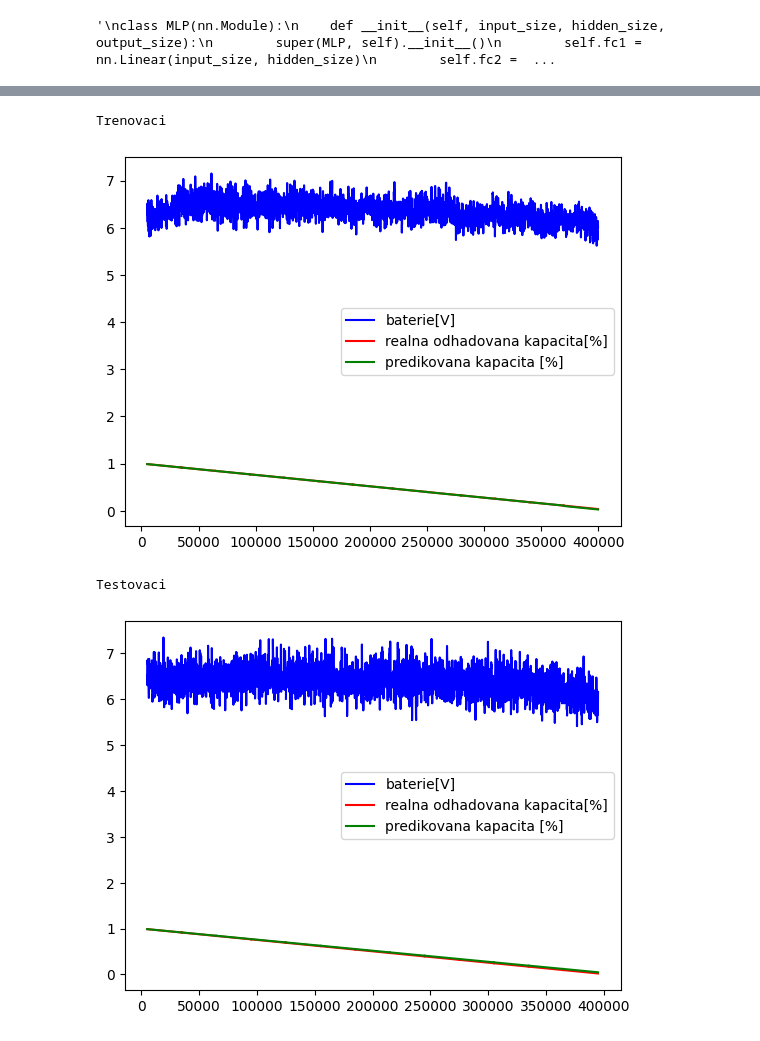
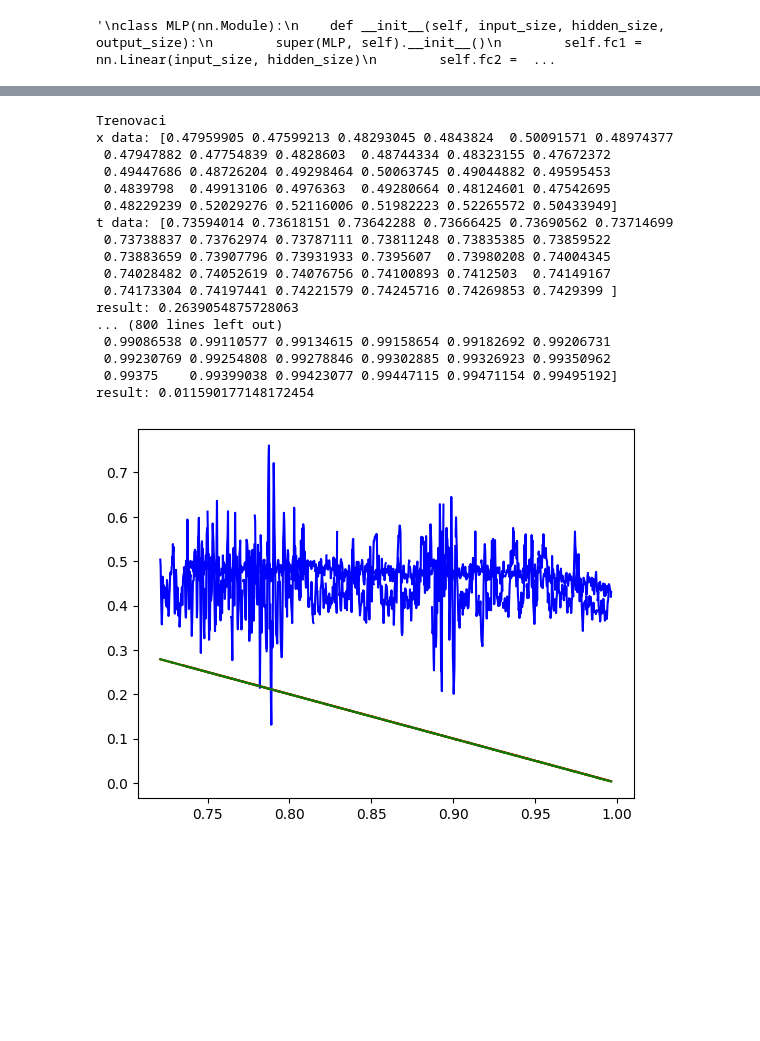
Before and after one commit to martin3698753/cflie, a Jupyter notebook: mpl_pytorch.ipynb, the cells around one changed output, grey strips where cells are left out. Saved outputs shown, nothing was run; the diff lists cells and outputs as text; code cells hidden in the pictures; blank space fills up the shorter version.

```diff
--- a/mpl_pytorch.ipynb
+++ b/mpl_pytorch.ipynb
@@ -1,8 +1,8 @@
 # %%
 # Hyperparameters
-seq_length = 300 #window
+seq_length = 30 #window
 batch_size = 16
-hidden_size = 2  # Number of neurons in the hidden layers
+hidden_size = 4  # Number of neurons in the hidden layers
 num_layers = 1  # Number of hidden layers
 learning_rate = 0.0001
 num_epochs = 100
@@ -39,7 +56,9 @@ def load_data(path_dir):
 #"""
 
 train_data = load_data('data/31-1-25/')
-test_data = load_data('data/5-2-25/')
+test_data = load_data('data/21-2-25/')
+train_data, train_param = normalize(train_data)
+test_data, test_param = normalize(test_data)
 # %%
 def prep_data(data, seq_length, step=1):
     input_data = data[0]
@@ -104,18 +124,23 @@ class MLP(nn.Module):
 # %% [output]
 '\nclass MLP(nn.Module):\n    def __init__(self, input_size, hidden_size, output_size):\n        super(MLP, self).__init__()\n        self.fc1 = nn.Linear(input_size, hidden_size)\n        self.fc2 =  ...
 # %%
+#'''
 class MLP(nn.Module):
     def __init__(self, input_size, hidden_size, output_size):
         super(MLP, self).__init__()
         self.fc1 = nn.Linear(input_size, hidden_size)  # Input to hidden layer
         self.fc2 = nn.Linear(hidden_size, output_size)  # Hidden to output layer
         self.relu = nn.ReLU()  # Activation function
+        self.prelu = nn.PReLU()
+        self.tanh = nn.Tanh()
 
     def forward(self, x):
         out = self.fc1(x)  # Pass through the hidden layer
-        out = self.relu(out)  # Apply ReLU activation
+        #out = self.relu(out)  # Apply ReLU activation
+        out = self.tanh(out)
         out = self.fc2(out)  # Pass through the output layer
         return out
+#'''
 # %%
 # Initialize the model, loss function, and optimizer
 model = MLP(input_size, hidden_size, output_size)
@@ -158,46 +183,65 @@ def eval(data):
     with torch.no_grad():
 
         input_data = data[0]
         output_data = data[1]
         time_data = data[2]
-        for i in range(starting_point, len(input_data) - seq_length, seq_length):
+        for i in range(3000, len(input_data) - seq_length, seq_length):
             x = input_data[i:i + seq_length]
             t = time_data[i:i + seq_length]
             y = output_data[i:i + seq_length]
+            print(f"x data: {x}")
+            print(f"t data: {t}")
 
             slope2, slope, intercept = np.polyfit(t, x, 2)
             mean = np.mean(x)
             std = np.std(x)
-            slope = slope*10**(5)
-            slope2 = slope2*10**(8)
-            std = std*10**(1)
+            #slope = slope*10**(5)
+            #slope2 = slope2*10**(8)
+            #std = std*10**(1)
             X = torch.tensor((slope2, slope, intercept, mean, std), dtype=torch.float32)
+            #print(f"X = {X}")
             pred = model(X).numpy()
-            reg = 10**(-8)*pred[0]*t**2 + 10**(-5)*pred[1]*t + pred[2]
-
+            #reg = 10**(-8)*pred[0]*t**2 + 10**(-5)*pred[1]*t + pred[2] #Unscaling the numbers back
+            reg = pred[0]*t**2 + pred[1]*t + pred[2] #Unscaling the numbers back
+            print(f"result: {reg[0]}")
 
             plt.plot(t, x, c='blue', label="baterie[V]")
             plt.plot(t, y, c='red', label="realna odhadovana kapacita[%]")
             plt.plot(t, reg, c='green', label="predikovana kapacita [%]")
             if (i <= starting_point): #otherwise it will print more than once
                 plt.legend()
             #plt.errorbar(t[0], pred[3], pred[4], linestyle='None')
+            #plt.scatter(t[0], pred[3], color="black", linewidth=1)
 
         #plt.show()
 
 print("Trenovaci")
 eval(train_data)
-plt.savefig("pow_train.png")
-plt.show()
+#plt.savefig("pow_train.png")
+#plt.show()
 print("Testovaci")
 eval(test_data)
-plt.savefig("pow_test.png")
-plt.show()
+#plt.savefig("pow_test.png")
+#plt.show()
 # %% [output]
 Trenovaci
+x data: [0.47959905 0.47599213 0.48293045 0.4843824  0.50091571 0.48974377
+ 0.47947882 0.47754839 0.4828603  0.48744334 0.48323155 0.47672372
+ 0.49447686 0.48726204 0.49298464 0.50063745 0.49044882 0.49595453
+ 0.4839798  0.49913106 0.4976363  0.49280664 0.48124601 0.47542695
+ 0.48229239 0.52029276 0.52116006 0.51982223 0.52265572 0.50433949]
+t data: [0.73594014 0.73618151 0.73642288 0.73666425 0.73690562 0.73714699
+ 0.73738837 0.73762974 0.73787111 0.73811248 0.73835385 0.73859522
+ 0.73883659 0.73907796 0.73931933 0.7395607  0.73980208 0.74004345
+ 0.74028482 0.74052619 0.74076756 0.74100893 0.7412503  0.74149167
+ 0.74173304 0.74197441 0.74221579 0.74245716 0.74269853 0.7429399 ]
+result: 0.2639054875728063
+... (800 lines left out)
+ 0.99086538 0.99110577 0.99134615 0.99158654 0.99182692 0.99206731
+ 0.99230769 0.99254808 0.99278846 0.99302885 0.99326923 0.99350962
+ 0.99375    0.99399038 0.99423077 0.99447115 0.99471154 0.99495192]
+result: 0.011590177148172454
-[figure, old version]
+[figure, new version]
-Testovaci
-[figure, removed]
 # %%
 # Save the state dictionary and architecture parameters
 checkpoint = {
```
Also changed, not shown: parts of 5 cells of this notebook, 22 other files.
